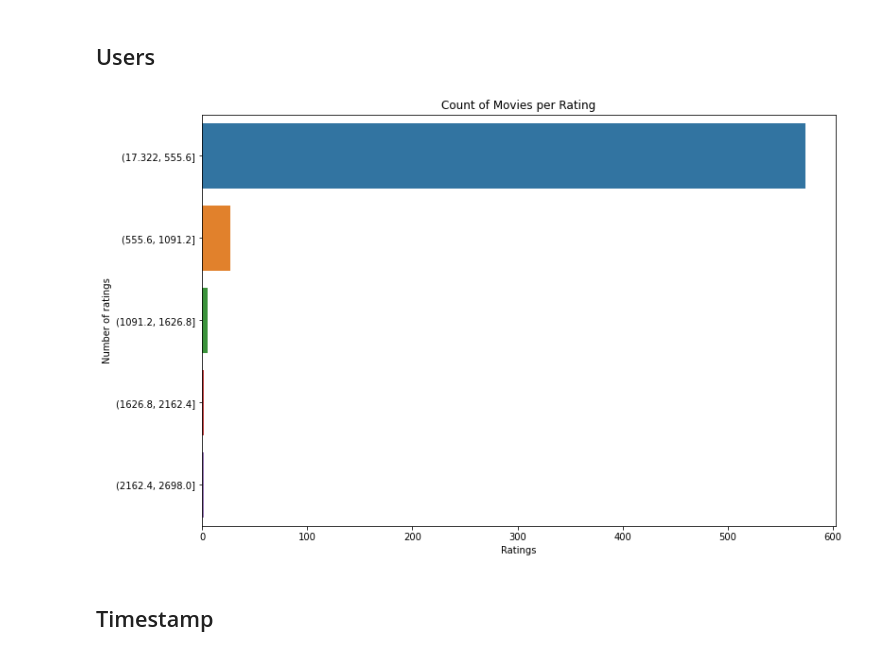
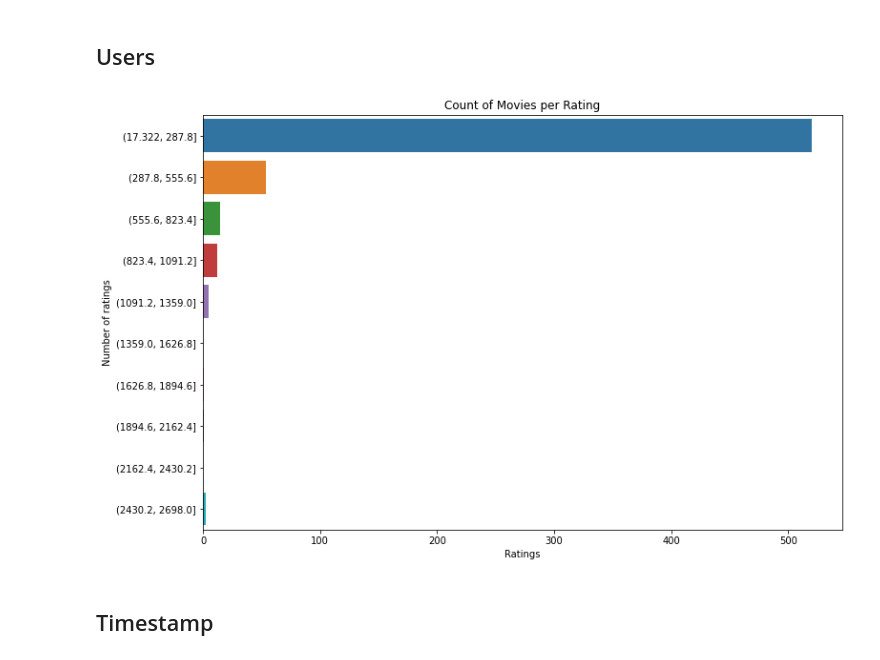
Before and after one commit to chenjoshua7/RecommendationSystems_NetworksFP, a Jupyter notebook: eda.ipynb, the cells around one changed output. Saved outputs shown, nothing was run; the diff lists cells and outputs as text; code cells hidden in the pictures.

```diff
--- a/eda.ipynb
+++ b/eda.ipynb
@@ -115,18 +136,18 @@ plt.show()
 ## Users
 # %%
 user_counts = ratings.groupby('userId')['movieId'].count().reset_index().rename(columns={'movieId': 'n_ratings'})
-# LOG!
-user_counts['n_ratings_bin'] = pd.cut( user_counts['n_ratings'], bins=5)
+# LOG??
+user_counts['n_ratings_bin'] = pd.cut( user_counts['n_ratings'], bins=10)
 
 # Plot the count of movies for each genre
 plt.figure(figsize=(12, 8))
 sns.countplot(data=user_counts, y='n_ratings_bin')
 plt.xlabel('Ratings')
 plt.ylabel('Number of ratings')
 plt.title('Count of Movies per Rating')
 plt.show()
 # %% [output]
-[figure, old version]
+[figure, new version]
 # %% [markdown]
 ## Timestamp
 # %%
```
Also changed, not shown: parts of 2 cells of this notebook.
